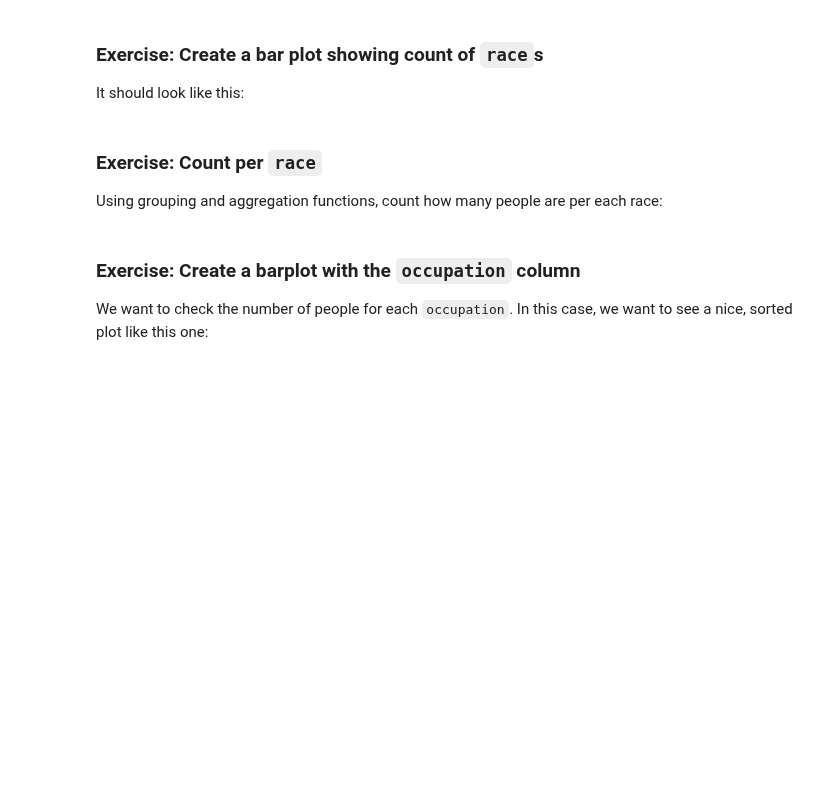
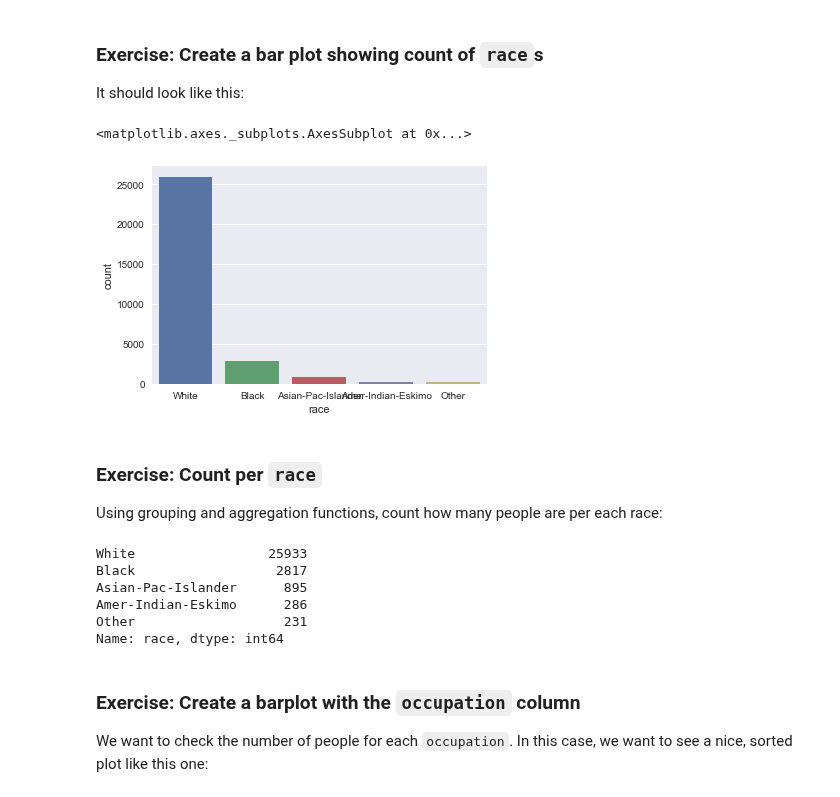
Before and after one commit to AndyDeNike/RMOTR, a Jupyter notebook: projects/data-science/ds-unit-2-us-census-analyisis/Project 2 - US Census.ipynb, the cells around one changed output. Cells and saved outputs as stored; diff of their text form; code cells hidden in the pictures; blank space fills up the shorter version.

Commit message:
Created countplot / output total per race

```diff
--- a/projects/data-science/ds-unit-2-us-census-analyisis/Project 2 - US Census.ipynb
+++ b/projects/data-science/ds-unit-2-us-census-analyisis/Project 2 - US Census.ipynb
@@ -386,6 +386,11 @@ sns.countplot(x="sex", hue="income", data=df)
 It should look like this:
 # %%
 # Expected result
+# %%
+sns.countplot(x="race", data=df)
+# %% [output]
+<matplotlib.axes._subplots.AxesSubplot at 0x...>
+[figure, added]
 # %% [markdown]
 ### Exercise: Count per `race`
 
@@ -395,3 +398,12 @@ Using grouping and aggregation functions, count how many people are per each rac
+# %%
+df['race'].value_counts()
+# %% [output]
+White                 25933
+Black                  2817
+Asian-Pac-Islander      895
+Amer-Indian-Eskimo      286
+Other                   231
+Name: race, dtype: int64
 # %% [markdown]
 ### Exercise: Create a barplot with the `occupation` column
 
```
Also changed, not shown: parts of 1 cell of this notebook.
